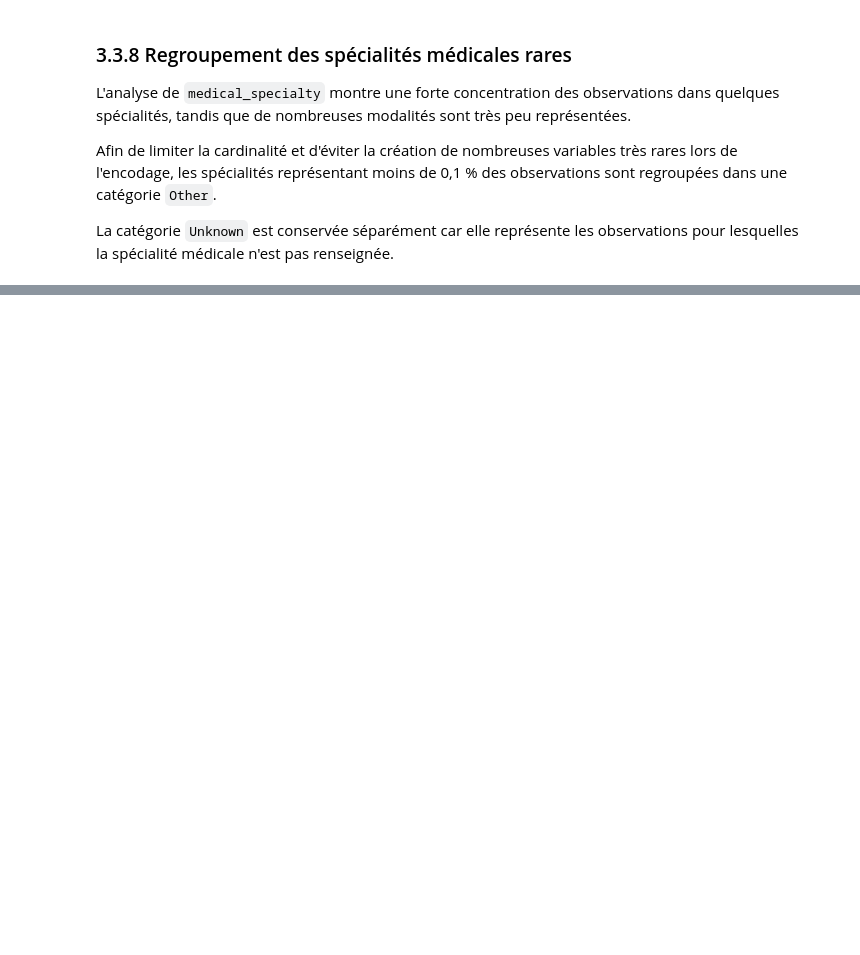
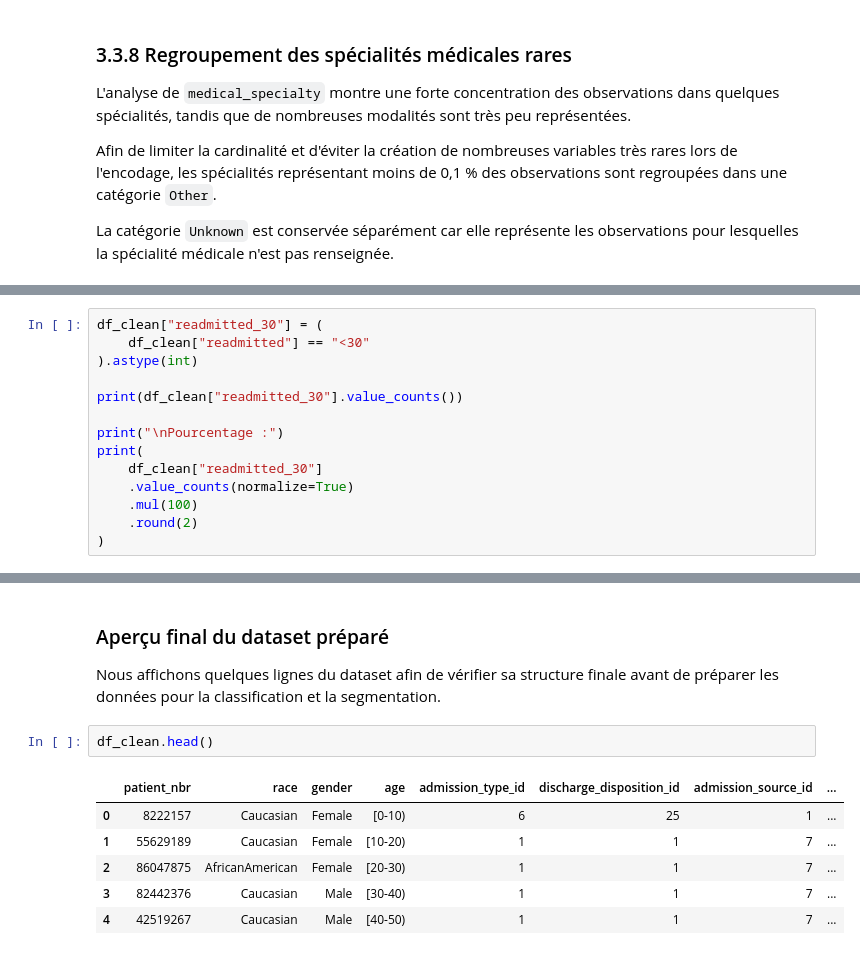
Before and after one commit to AlaKh09/Mentalist, a Jupyter notebook: mentalist_part1.ipynb, the cells around one changed output, grey strips where cells are left out. Cells and saved outputs as stored; diff of their text form; blank space fills up the shorter version.

```diff
--- a/mentalist_part1.ipynb
+++ b/mentalist_part1.ipynb
@@ -1575,0 +1750,14 @@ Dimensions : (101766, 46)
+# %%
+df_clean["readmitted_30"] = (
+    df_clean["readmitted"] == "<30"
+).astype(int)
+
+print(df_clean["readmitted_30"].value_counts())
+
+print("\nPourcentage :")
+print(
+    df_clean["readmitted_30"]
+    .value_counts(normalize=True)
+    .mul(100)
+    .round(2)
+)
@@ -1575,0 +1851,13 @@ Dimensions : (101766, 46)
+# %% [markdown]
+### Aperçu final du dataset préparé
+
+Nous affichons quelques lignes du dataset afin de vérifier sa structure finale avant de préparer les données pour la classification et la segmentation.
+# %%
+df_clean.head()
+# %% [output]
+|  | patient_nbr | race | gender | age | admission_type_id | discharge_disposition_id | admission_source_id | ... |
+| 0 | 8222157 | Caucasian | Female | [0-10) | 6 | 25 | 1 | ... |
+| 1 | 55629189 | Caucasian | Female | [10-20) | 1 | 1 | 7 | ... |
+| 2 | 86047875 | AfricanAmerican | Female | [20-30) | 1 | 1 | 7 | ... |
+| 3 | 82442376 | Caucasian | Male | [30-40) | 1 | 1 | 7 | ... |
+| 4 | 42519267 | Caucasian | Male | [40-50) | 1 | 1 | 7 | ... |
```
Also changed, not shown: parts of 67 cells of this notebook.
